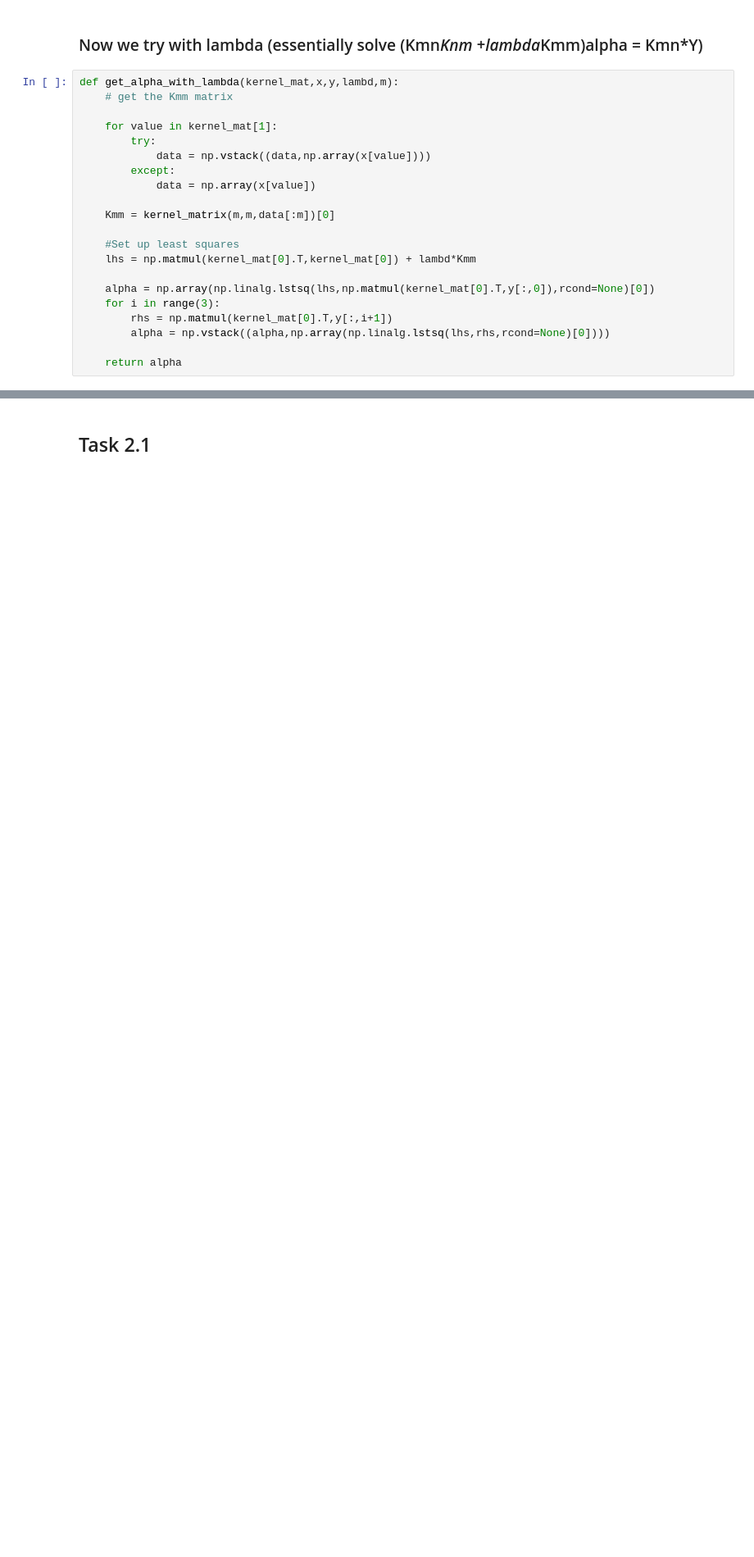
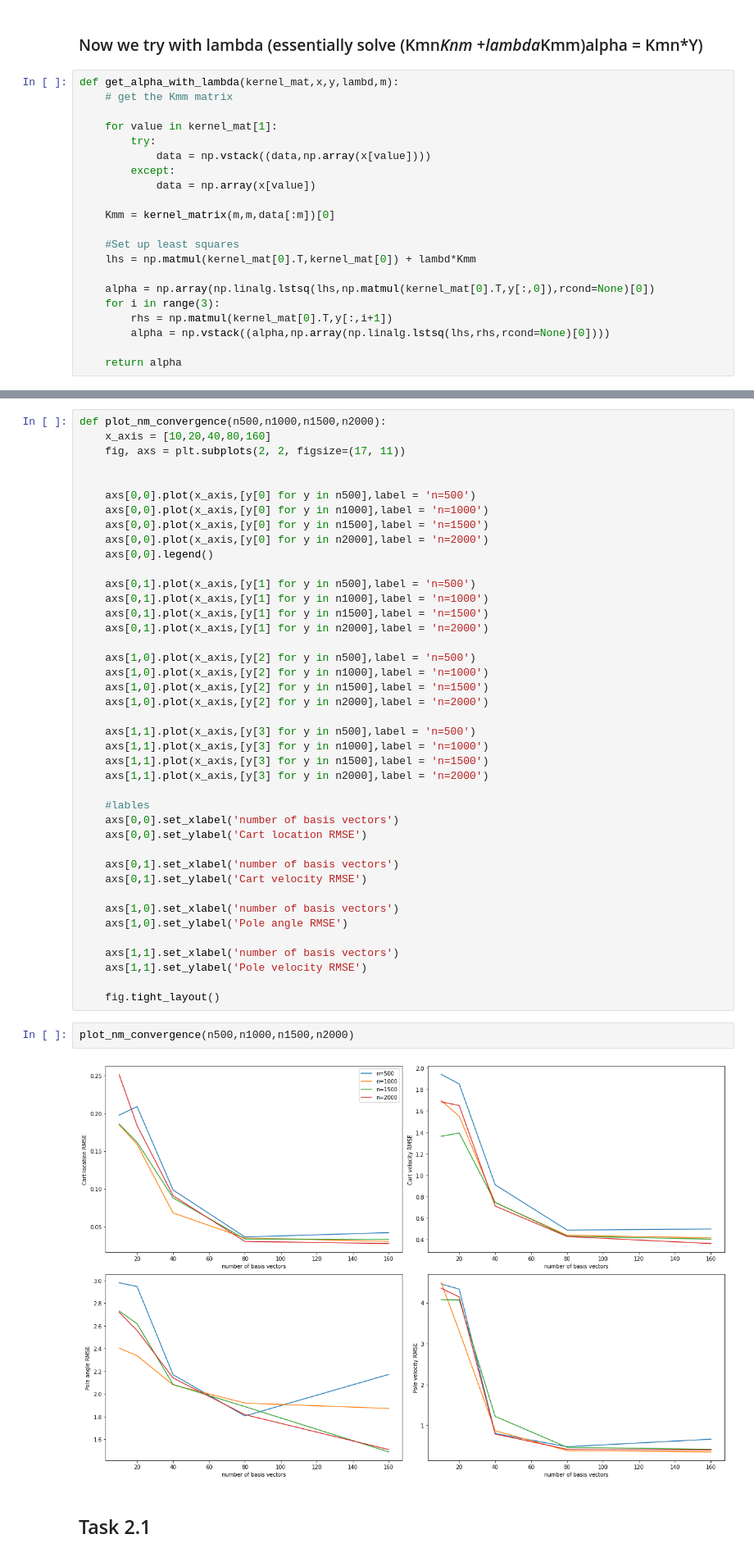
Before and after one commit to aditya-jain7/SF3, a Jupyter notebook: task_1_aj563_sf3_code.ipynb, the cells around one changed output, grey strips where cells are left out. Shown at 82% size. Drawn from its saved outputs; the diff is of its cells as text; blank space fills up the shorter version.

```diff
--- a/task_1_aj563_sf3_code.ipynb
+++ b/task_1_aj563_sf3_code.ipynb
@@ -887,3 +930,48 @@ rmse_calc(test_y,non_lin_prediction(test_x))
+# %%
+def plot_nm_convergence(n500,n1000,n1500,n2000):
+    x_axis = [10,20,40,80,160]
+    fig, axs = plt.subplots(2, 2, figsize=(17, 11))
+
+
+    axs[0,0].plot(x_axis,[y[0] for y in n500],label = 'n=500')
+    axs[0,0].plot(x_axis,[y[0] for y in n1000],label = 'n=1000')
+    axs[0,0].plot(x_axis,[y[0] for y in n1500],label = 'n=1500')
+    axs[0,0].plot(x_axis,[y[0] for y in n2000],label = 'n=2000')
+    axs[0,0].legend()
+
+    axs[0,1].plot(x_axis,[y[1] for y in n500],label = 'n=500')
+    axs[0,1].plot(x_axis,[y[1] for y in n1000],label = 'n=1000')
+    axs[0,1].plot(x_axis,[y[1] for y in n1500],label = 'n=1500')
+    axs[0,1].plot(x_axis,[y[1] for y in n2000],label = 'n=2000')
+
+    axs[1,0].plot(x_axis,[y[2] for y in n500],label = 'n=500')
+    axs[1,0].plot(x_axis,[y[2] for y in n1000],label = 'n=1000')
+    axs[1,0].plot(x_axis,[y[2] for y in n1500],label = 'n=1500')
+    axs[1,0].plot(x_axis,[y[2] for y in n2000],label = 'n=2000')
+
+    axs[1,1].plot(x_axis,[y[3] for y in n500],label = 'n=500')
+    axs[1,1].plot(x_axis,[y[3] for y in n1000],label = 'n=1000')
+    axs[1,1].plot(x_axis,[y[3] for y in n1500],label = 'n=1500')
+    axs[1,1].plot(x_axis,[y[3] for y in n2000],label = 'n=2000')
+
+    #lables
+    axs[0,0].set_xlabel('number of basis vectors')
+    axs[0,0].set_ylabel('Cart location RMSE')
+
+    axs[0,1].set_xlabel('number of basis vectors')
+    axs[0,1].set_ylabel('Cart velocity RMSE')
+
+    axs[1,0].set_xlabel('number of basis vectors')
+    axs[1,0].set_ylabel('Pole angle RMSE')
+
+    axs[1,1].set_xlabel('number of basis vectors')
+    axs[1,1].set_ylabel('Pole velocity RMSE')
+
+    fig.tight_layout()
+# %%
+plot_nm_convergence(n500,n1000,n1500,n2000)
+# %% [output]
+[figure, added]
 # %% [markdown]
 ## Task 2.1
 # %%
```
Also changed, not shown: parts of 44 cells of this notebook, 4 other files.
